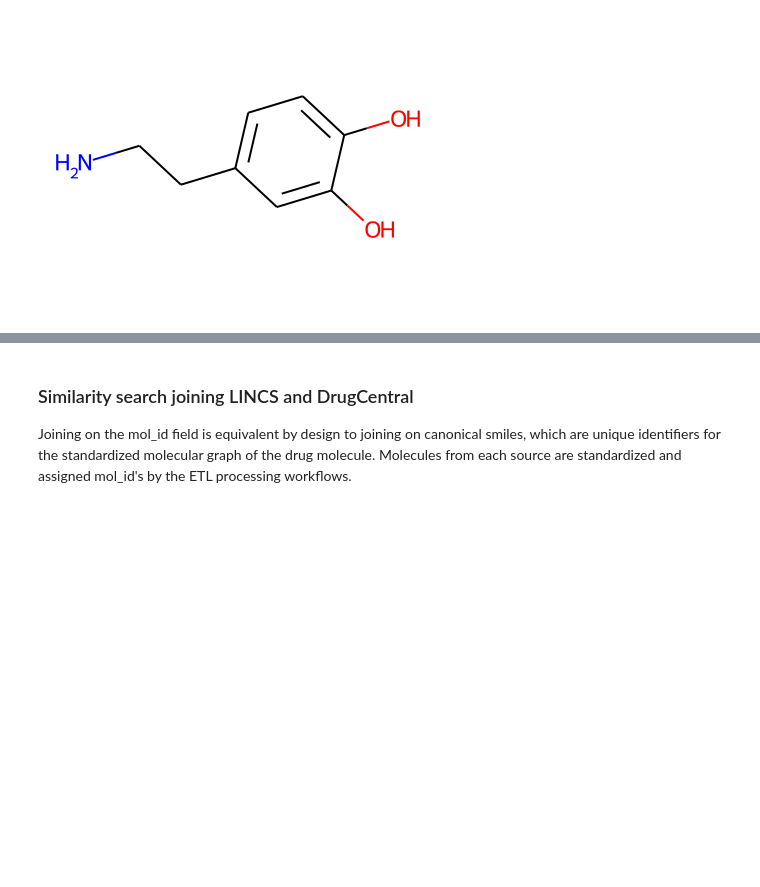
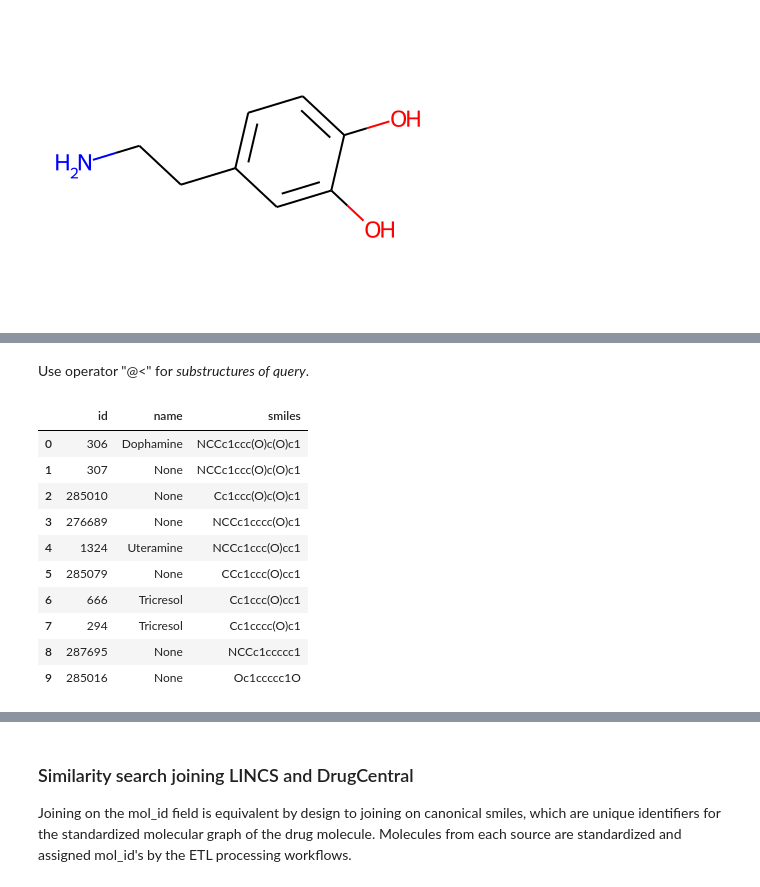
Before and after one commit to unmtransinfo/CFChemDb, a Jupyter notebook: notebooks/CFChemDb_RDKit_Colaboratory_Demo.ipynb, the cells around one changed output, grey strips where cells are left out. Drawn from its saved outputs; the diff is of its cells as text; code cells hidden in the pictures; blank space fills up the shorter version.

```diff
--- a/notebooks/CFChemDb_RDKit_Colaboratory_Demo.ipynb
+++ b/notebooks/CFChemDb_RDKit_Colaboratory_Demo.ipynb
@@ -203,0 +214,17 @@ Draw.MolsToGridImage([Chem.MolFromSmiles(smi) for smi in sub_results["smiles"]],
+# %% [markdown]
+Use operator "@<" for _substructures of query_.
+# %%
+sub_results = pd.read_sql(f"SELECT id, name, cansmi AS smiles FROM mols WHERE molecule <@ '{query_smiles}' ORDER BY LENGTH(cansmi) DESC LIMIT 10", dbcon)
+sub_results
+# %% [output]
+|  | id | name | smiles |
+| 0 | 306 | Dophamine | NCCc1ccc(O)c(O)c1 |
+| 1 | 307 | None | NCCc1ccc(O)c(O)c1 |
+| 2 | 285010 | None | Cc1ccc(O)c(O)c1 |
+| 3 | 276689 | None | NCCc1cccc(O)c1 |
+| 4 | 1324 | Uteramine | NCCc1ccc(O)cc1 |
+| 5 | 285079 | None | CCc1ccc(O)cc1 |
+| 6 | 666 | Tricresol | Cc1ccc(O)cc1 |
+| 7 | 294 | Tricresol | Cc1cccc(O)c1 |
+| 8 | 287695 | None | NCCc1ccccc1 |
+| 9 | 285016 | None | Oc1ccccc1O |
```
Also changed, not shown: parts of 12 cells of this notebook.
